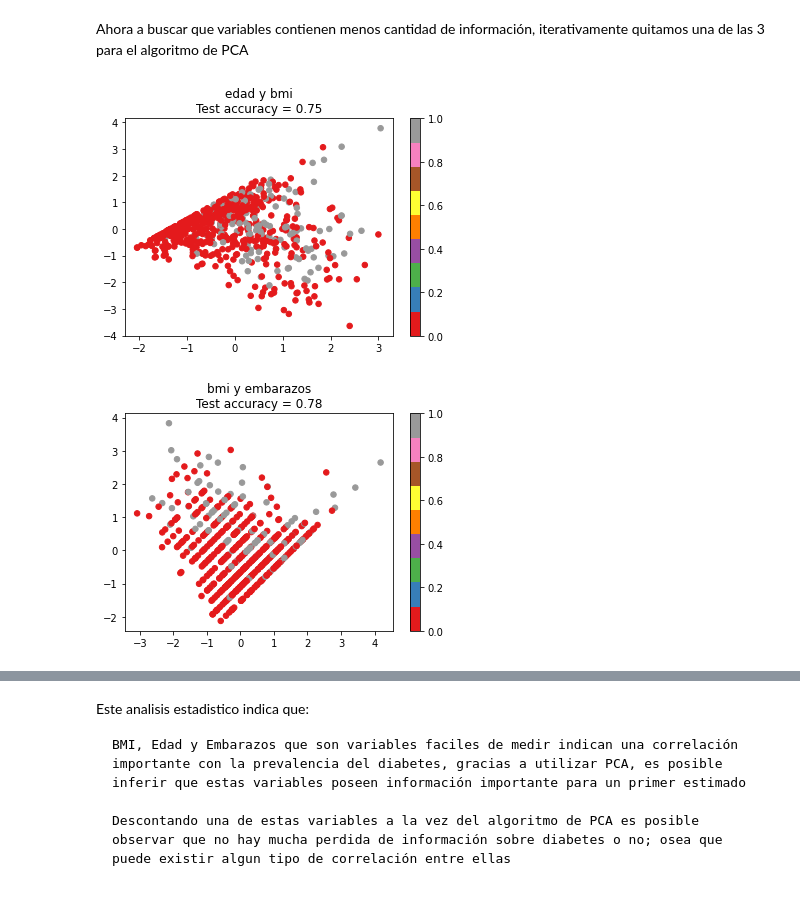
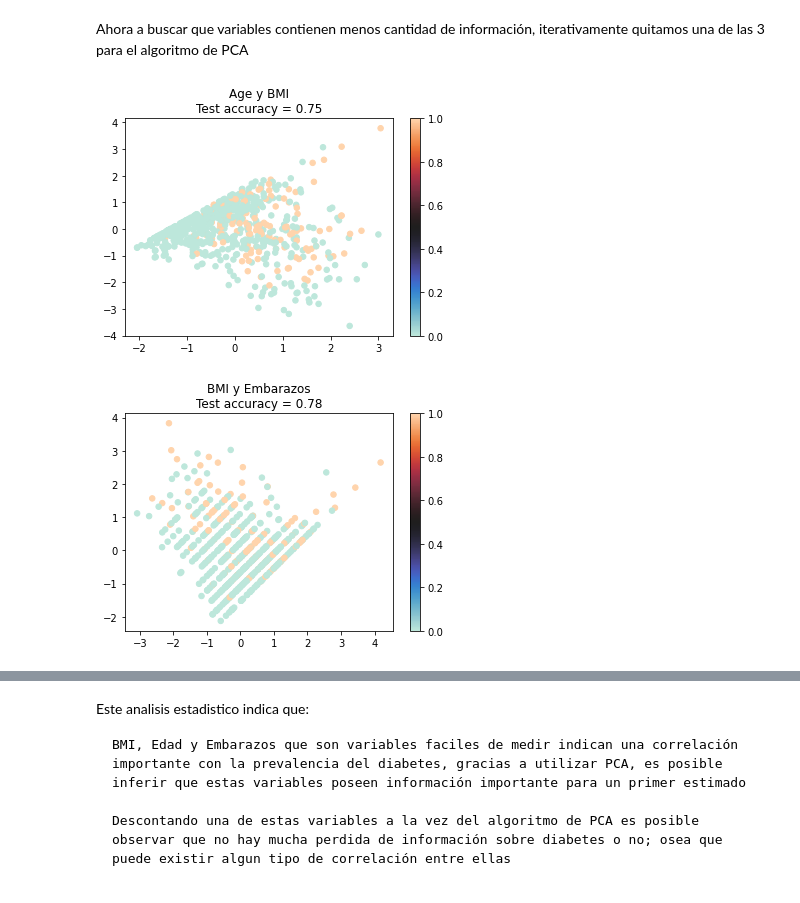
Before and after one commit to fbientrigo/machine-learning, a Jupyter notebook: Curso IA/Proyecto Final/diabetes_main.ipynb, the cells around one changed output, grey strips where cells are left out. Saved outputs shown, nothing was run; the diff lists cells and outputs as text; code cells hidden in the pictures.

```diff
--- a/Curso IA/Proyecto Final/diabetes_main.ipynb
+++ b/Curso IA/Proyecto Final/diabetes_main.ipynb
@@ -379,10 +481,5 @@ entiendase como una aproximación basica para observar la capacidad de estas var
 # %%
-def PCA_KNN(X,y,name,n_neighbors):
-    # Split de train/test
-    X_train, X_test, y_train, y_test = train_test_split(
-        X, y, test_size=0.5, random_state=42
-    )
-
+def PCA_KNN(X_train,y_train, X_test, y_test,name,n_neighbors, cmap='icefire'):
     # Reduce dimension to 2 with PCA
     pca = make_pipeline(StandardScaler(), PCA(n_components=2, random_state=42))
     pca.fit(X_train, y_train);
@@ -398,11 +495,13 @@ def PCA_KNN(X,y,name,n_neighbors):
     # Transformacion a 2D
     X_embedded = pca.transform(X)
 
-    sc = plt.scatter(X_embedded[:, 0], X_embedded[:, 1], c=y, s=30, cmap="Set1")
+    sc = plt.scatter(X_embedded[:, 0], X_embedded[:, 1], c=y, s=30, cmap=cmap)
     plt.colorbar(sc)
     plt.title(
         "{}\nTest accuracy = {:.2f}".format(name,acc_knn)
         )
     plt.show()
+
+    return pca, knn
 # %%
 X, y = data[['Age','BMI','Pregnancies']], data['Outcome']
@@ -418,11 +520,17 @@ Ahora a buscar que variables contienen menos cantidad de información,
 iterativamente quitamos una de las 3 para el algoritmo de PCA
 # %%
 X, y = data[['Age','BMI']], data['Outcome']
-PCA_KNN(X,y,name='edad y bmi',n_neighbors=2)
+X_train, X_test, y_train, y_test = train_test_split(
+    X, y, test_size=0.5, random_state=42
+)
+PCA_KNN(X_train,y_train, X_test, y_test,name='Age y BMI',n_neighbors=2);
 # %% [output]
-[figure, old version]
+[figure, new version]
 # %%
 X, y = data[['BMI','Pregnancies']], data['Outcome']
-PCA_KNN(X,y,name='bmi y embarazos',n_neighbors=2)
+X_train, X_test, y_train, y_test = train_test_split(
+    X, y, test_size=0.5, random_state=42
+)
+PCA_KNN(X_train,y_train, X_test, y_test,name='BMI y Embarazos',n_neighbors=2);
 # %% [output]
-[figure, old version]
+[figure, new version]
```
Also changed, not shown: parts of 49 cells of this notebook, 14 other files.
